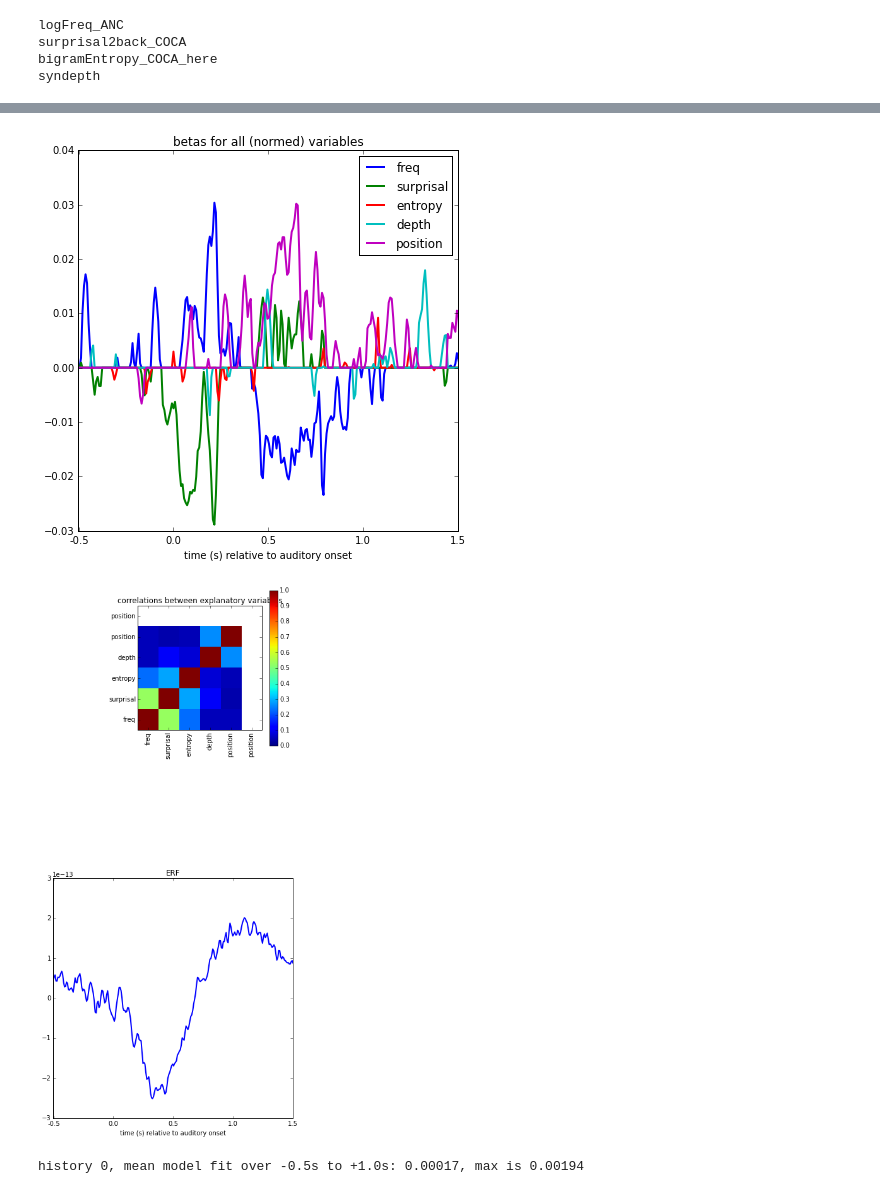
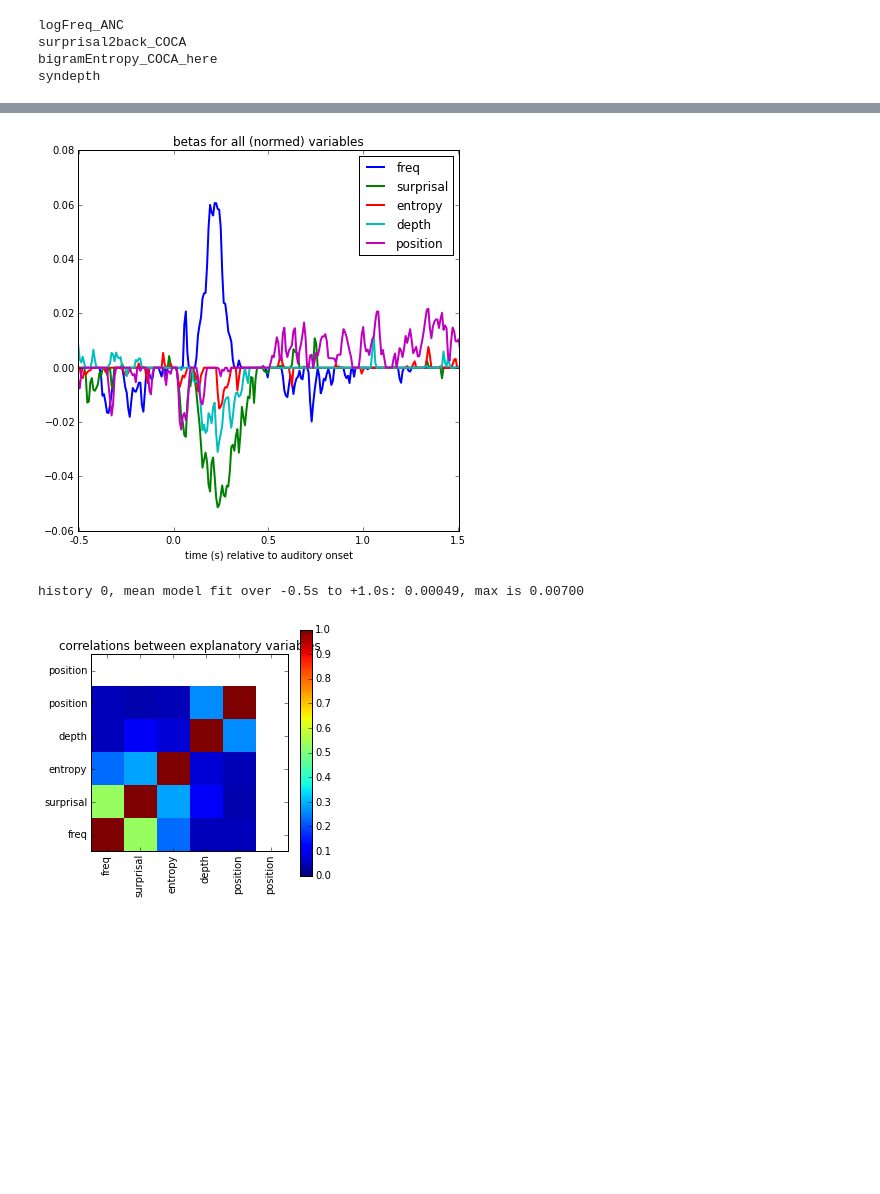
Before and after one commit to vansky/meg_playground, a Jupyter notebook: notebooks/SingleMEGchannelV2.ipynb, the cells around one changed output, grey strips where cells are left out. Cells and saved outputs as stored; diff of their text form; code cells hidden in the pictures; blank space fills up the shorter version.

Commit message:
meg_pilot: channelIDs are now drawn fro metadata based on the desired labels;

```diff
--- a/notebooks/SingleMEGchannelV2.ipynb
+++ b/notebooks/SingleMEGchannelV2.ipynb
@@ -91,9 +89,7 @@ tokenPropsFile = 'hod_JoeTimes_LoadsaFeaturesV4.tab' # best yet! have automatic
 
 # WHICH CHANNELS TO LOOK AT AS ERFS
 #*# MARTY #*# decide which channels to use - channels of interest are the first few you can look at in an ERF, and then from them you can choose one at a time with "channelToAnalyse" for the actual regression analysis #*#
-channelsOfInterest = [2,5,8,14,35]
-channelLabels = ['MEG0111', 'MEG0121', 'MEG0131', 'MEG0211', 'MEG0341'] # this could be read out of metadata of the .set file
-channelToAnalyse = 3 # index of the channels above to actually run regression analysis on, so 4=MEG0341
+channelLabels = ['MEG0111', 'MEG0121', 'MEG0131', 'MEG0211', 'MEG0212', 'MEG0213', 'MEG0341']
 #?# this way of doing things was a slightly clumsy work-around, cos I didn't have enough memory to epoch all 306 channels at one time
 
 # LOAD WORD PROPS
@@ -119,6 +115,9 @@ epochLength = epochEnd-epochStart;
 baseline = False #[-1,0]
 
 (contSignalData, metaData, trackTrials, tokenProps, audioSignal, samplingRate, numChannels) = loadBookMEGWithAudio(megFile, tokenPropsPickle, triggersOfInterest, epochEnd, epochStart, icaComps=False)
+
+channelsOfInterest = [i for i in range(len(metaData.chanlocs)) if metaData.chanlocs[i].labels in channelLabels]
+
 severalMagChannels = contSignalData[channelsOfInterest,:] # 011, 012, 013, 021, 034
 # %% [output]
 loading word properties and timing from pickled file hod_JoeTimes_LoadsaFeaturesV4.tab.cpk
@@ -282,7 +284,9 @@ pylab.legend(neatLabels)
 #pylab.legend(legendLabels)
 pylab.title('betas for all (normed) variables')
 commonPlotProps()
-s = pylab.subplot(3,3,3)
+
+
+s = pylab.subplot(3,3,2)
 pylab.title('correlations between explanatory variables')
 pylab.imshow(numpy.abs(numpy.corrcoef(explanatoryFeatures.T)),interpolation='nearest', origin='upper') # leave out the dummy one
 pylab.clim(0,1)
@@ -296,13 +300,13 @@ pylab.colorbar()
 #fontP.set_size('small')
 #legend([s], "title", prop = fontP)
 
-s = pylab.subplot(2,2,4)
-pylab.plot(numpy.mean(epochedSignalData[wordTrialsBool,channelToAnalyse],axis=0).T, linewidth=2)
-pylab.title('ERF')
-commonPlotProps()
+#s = pylab.subplot(2,2,4)
+#pylab.plot(numpy.mean(epochedSignalData[wordTrialsBool,channelToAnalyse],axis=0).T, linewidth=2)
+#pylab.title('ERF')
+#commonPlotProps()
 
-#pylab.savefig('meg_testfig.png')
 print 'history %d, mean model fit over -0.5s to +1.0s: %.5f, max is %.5f' % (epochHistory, numpy.mean(modelTrainingFit[62:250]), numpy.max(modelTrainingFit[62:250]))
+pylab.savefig('meg_testfig_%s.png' % (channelLabels[channelToAnalyse]))
 
 pylab.show()
 # %% [output]
@@ -310,3 +314,3 @@ pylab.show()
-[figure, old version]
+[figure, new version]
+history 0, mean model fit over -0.5s to +1.0s: 0.00049, max is 0.00700
-[figure, old version]
+[figure, new version]
-history 0, mean model fit over -0.5s to +1.0s: 0.00017, max is 0.00194
```
Also changed, not shown: parts of 7 cells of this notebook.
